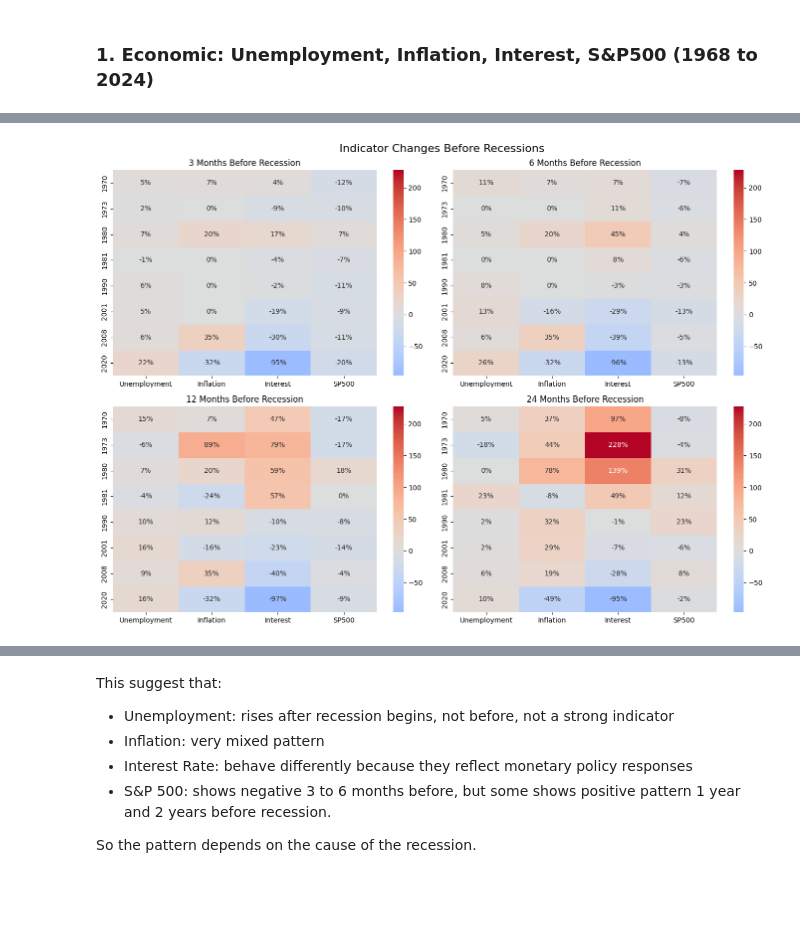
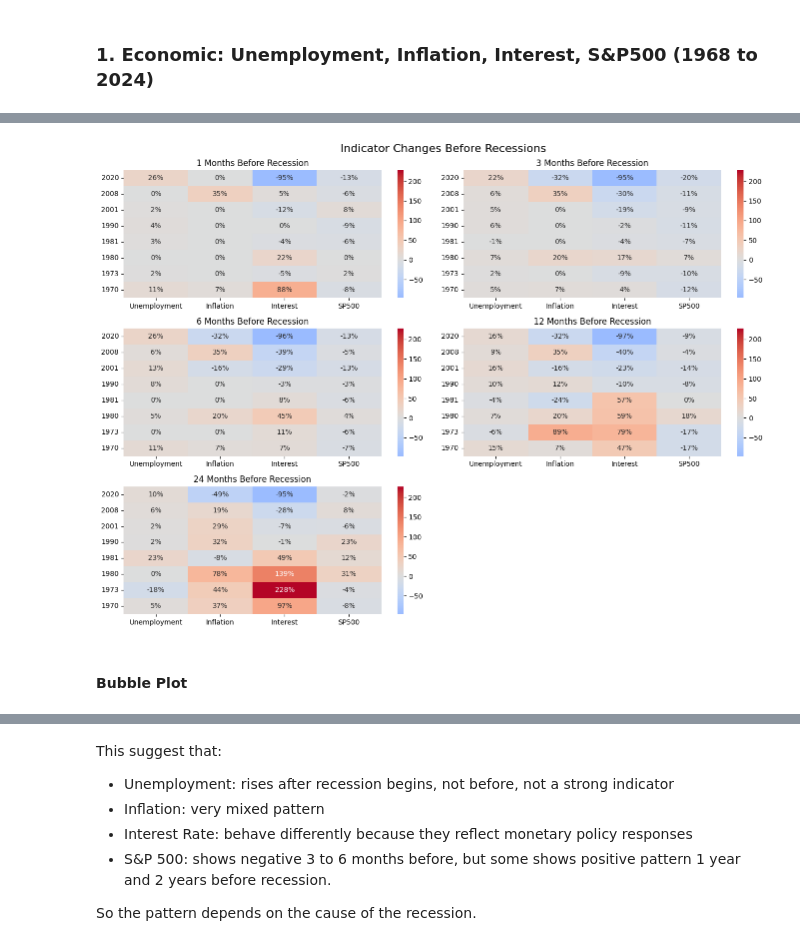
Before and after one commit to Emily0107/Economic-Recession, a Jupyter notebook: public/code/EDA.ipynb, the cells around one changed output, grey strips where cells are left out. Cells and saved outputs as stored; diff of their text form; code cells hidden in the pictures; blank space fills up the shorter version.

```diff
--- a/public/code/EDA.ipynb
+++ b/public/code/EDA.ipynb
@@ -69,6 +72,7 @@ interest = fred.get_series("DFF")
 unemployment = unemployment.to_frame(name="Unemployment")
 inflation = inflation.to_frame(name="Inflation")
 interest = interest.to_frame(name="Interest")
+oil = oil.to_frame(name="Oil")
 
 # Load data starting from 1968
 unemployment = unemployment[unemployment.index >= "1968-01-01"]
@@ -102,6 +106,9 @@ inflation_monthly = inflation.resample("ME").ffill()
 # Interest rate (monthly)
 interest_monthly = interest.resample("ME").last()
 
+# oil (monthly)
+oil_monthly = oil.resample("ME").last()
+
 # S&P 500 (daily -> monthly)
 sp500_monthly = sp500.resample("ME").last()
 
@@ -116,6 +123,7 @@ data1 = pd.concat([
     unemployment_monthly,
     inflation_monthly,
     interest_monthly,
+    oil_monthly,
 ], axis=1)
 
 # Check the result
@@ -694,6 +766,6 @@ df1968
 # %%
 # Generate Results for All Windows
-windows = [3, 6, 12, 24]
+windows = [1, 3, 6, 12, 24]
 
 heatmaps = {}
 
@@ -709,30 +781,34 @@ all_values = pd.concat(heatmaps.values())
 vmin = all_values.min().min()
 vmax = all_values.max().max()
 # %%
-fig, axes = plt.subplots(2,2, figsize=(14,10))
+fig, axes = plt.subplots(3,2, figsize=(14,10))
 axes = axes.flatten()
 
 for i, w in enumerate(windows):
-    data = heatmaps[w]
+    data = heatmaps[w].iloc[::-1]
     annot_data = data.round(0).astype(int).astype(str) + "%"
 
     sns.heatmap(
         data,
         annot=annot_data,
         fmt="",
         cmap="coolwarm",
         vmin=vmin,
         vmax=vmax,
         center=0,
         ax=axes[i]
     )
 
     axes[i].set_title(f"{w} Months Before Recession")
 
 plt.suptitle("Indicator Changes Before Recessions", fontsize=16)
 
+axes[-1].set_visible(False)
+
 plt.tight_layout()
 
 plt.show()
 # %% [output]
-[figure, old version]
+[figure, new version]
+# %% [markdown]
+#### Bubble Plot
```
Also changed, not shown: parts of 36 cells of this notebook, 35 other files.
